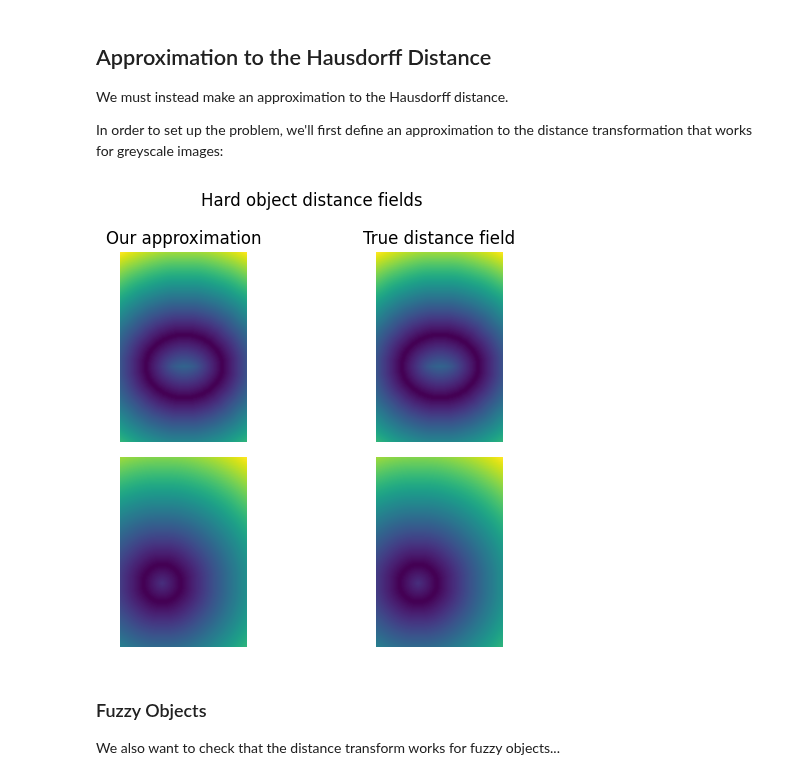
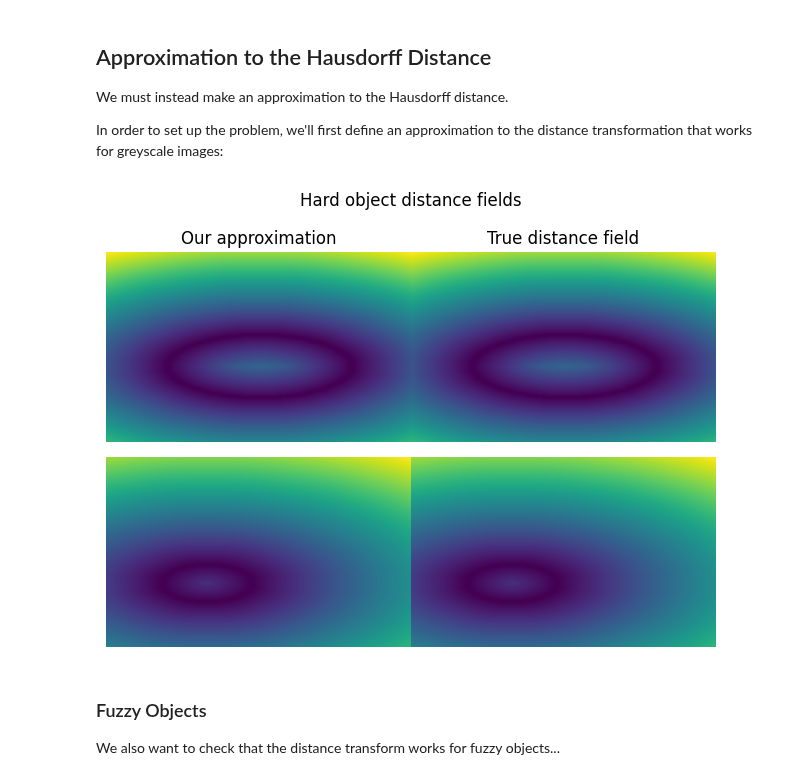
Before and after one commit to JGIBristol/fish_test, a Jupyter notebook: haussdorf_loss.ipynb, the cells around one changed output. Drawn from its saved outputs; the diff is of its cells as text; code cells hidden in the pictures.

```diff
--- a/haussdorf_loss.ipynb
+++ b/haussdorf_loss.ipynb
@@ -31,7 +33,6 @@ from typing import Union, Iterable
 
 import numpy as np
 from scipy import ndimage
-from skimage import metrics
 import matplotlib.pyplot as plt
 
 IMG_SIZE = (128, 192)
@@ -65,12 +66,6 @@ hard_x = gaussian_image(centre=x_centre, sigma=IMG_SIZE[0] // 8)
 
 y_centre = (IMG_SIZE[0] // 2, 2 * IMG_SIZE[1] // 5)
 y = gaussian_image(centre=y_centre, sigma=[IMG_SIZE[0] // 4, IMG_SIZE[1] // 7])
-
-# Find the Hausdorff distance between them
-distance = metrics.hausdorff_distance(hard_x, y)
-
-# For plotting, we'll also want to find the points that this corresponds to
-haussdorf_points = metrics.hausdorff_pair(hard_x, y)
 # %%
 from matplotlib import colors
 
@@ -130,6 +124,7 @@ from scipy.ndimage import distance_transform_edt
 
 
 def distance_field(arr: np.ndarray) -> np.ndarray:
+    """ External and internal distance field """
     return distance_transform_edt(1 - arr) + distance_transform_edt(arr)
 
 
@@ -256,29 +251,29 @@ soft_xdist = soft_distance_field(hard_x, distances) + soft_distance_field(
     1 - hard_x, distances
 )
 # %%
-fig, axes = plt.subplots(2, 2)
+fig, axes = plt.subplots(2, 2, gridspec_kw={"wspace": 0.0}, squeeze=True)
 
 # Our approximations, using the hard objects
-axes[0, 0].imshow(soft_ydist.T, origin="lower")
-axes[1, 0].imshow(soft_xdist.T, origin="lower")
+axes[0, 0].imshow(soft_ydist.T, origin="lower", aspect="auto")
+axes[1, 0].imshow(soft_xdist.T, origin="lower", aspect="auto")
 
 # The true distance field to the hard object
-axes[0, 1].imshow(y_distfield.T, origin="lower")
-axes[1, 1].imshow(x_distfield.T, origin="lower")
+axes[0, 1].imshow(y_distfield.T, origin="lower", aspect="auto")
+axes[1, 1].imshow(x_distfield.T, origin="lower", aspect="auto")
 
 for ax in axes.flat:
     ax.axis("off")
 
 axes[0, 0].set_title("Our approximation")
 axes[0, 1].set_title("True distance field")
 
 axes[0, 0].set_ylabel("Y")
 axes[1, 0].set_ylabel("X")
 
 fig.suptitle("Hard object distance fields")
-fig.tight_layout()
+fig.tight_layout(w_pad=0.0)
 # %% [output]
-[figure, old version]
+[figure, new version]
 # %% [markdown]
 ### Fuzzy Objects
 We also want to check that the distance transform works for fuzzy objects...
```
Also changed, not shown: parts of 14 cells of this notebook.
